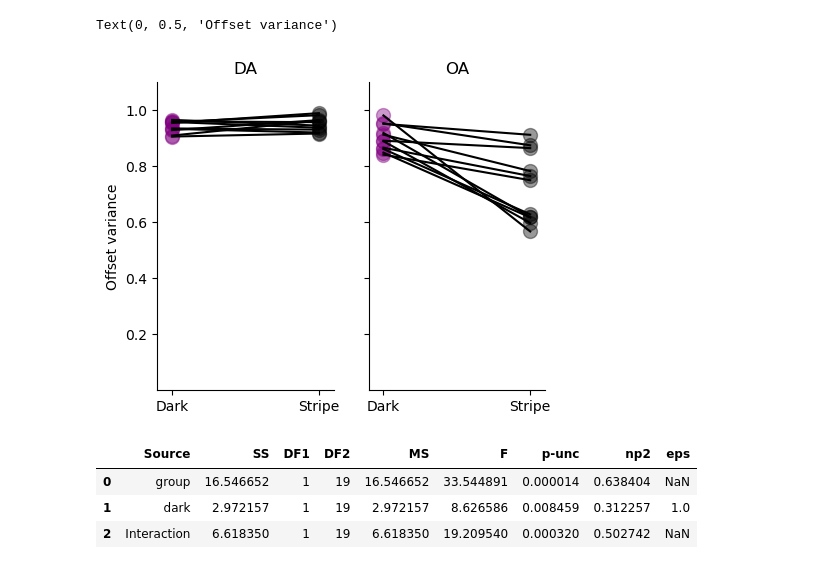
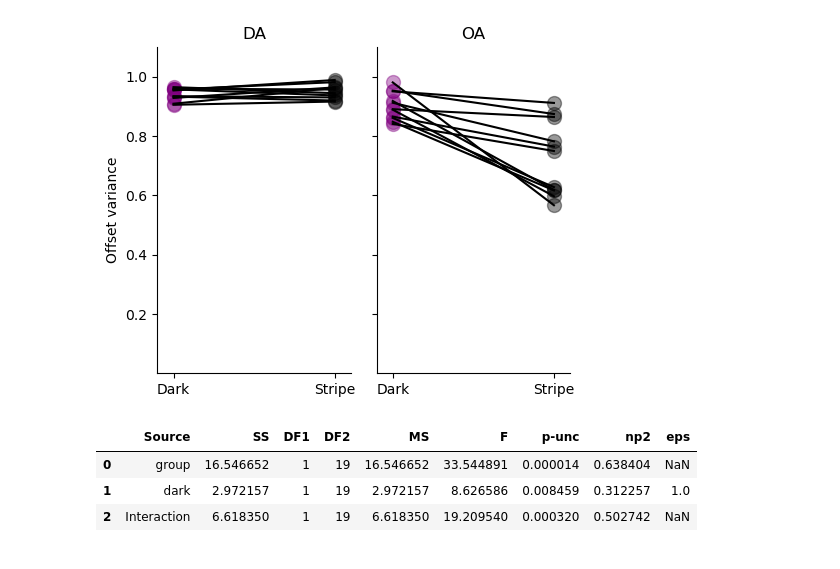
Before and after one commit to yfisher-lab/NeuromodPlasticity, a Jupyter notebook: NeuromodPlasticity/figures/GRAB_imaging/GRABDA_GRABOA.ipynb, the cells around one changed output. Saved outputs shown, nothing was run; the diff lists cells and outputs as text; code cells hidden in the pictures.

```diff
--- a/NeuromodPlasticity/figures/GRAB_imaging/GRABDA_GRABOA.ipynb
+++ b/NeuromodPlasticity/figures/GRAB_imaging/GRABDA_GRABOA.ipynb
@@ -46,29 +43,32 @@ oa_stats_df_plot = nmp.grab_sensors.offset_stats_plot(oa_stats_df_unique)
 # %%
 fig,ax = plt.subplots(1,2,sharey=True, figsize=[5,4])
 
 ax[0].set_title('DA')
 ax[0].plot([0,1], da_stats_df_plot[['offset_var_dark', 'offset_var_closed_loop']].T, color='black')
 ax[0].scatter(np.zeros((da_stats_df_plot.shape[0],)), da_stats_df_plot['offset_var_dark'], color='purple', alpha=.4, s=100)
 ax[0].scatter(np.ones((da_stats_df_plot.shape[0],)), da_stats_df_plot['offset_var_closed_loop'], color='black', alpha=.4, s=100)
 
 ax[1].set_title('OA')
 ax[1].plot([0,1], oa_stats_df_plot[['offset_var_dark', 'offset_var_closed_loop']].T, color='black')
 ax[1].scatter(np.zeros((oa_stats_df_plot.shape[0],)), oa_stats_df_plot['offset_var_dark'], color='purple', alpha=.4, s=100)
 ax[1].scatter(np.ones((oa_stats_df_plot.shape[0],)), oa_stats_df_plot['offset_var_closed_loop'], color='black', alpha=.4, s=100)
 
 for _ax in ax:
     _ax.set_ylim([0.0,1.1])
     _ax.set_xlim([-.1,1.1])
     _ax.set_yticks([.2,.4,.6,.8,1.])
 
     _ax.set_xticks([0, 1], labels=['Dark', 'Stripe'])
     _ax.spines['top'].set_visible(False)
     _ax.spines['right'].set_visible(False)
 
 ax[0].set_ylabel('Offset variance')
+
+
+fig.tight_layout()
+fig.savefig(common_fig_folder / 'offset_variance_summary.pdf', format='pdf', bbox_inches='tight')
 # %% [output]
-Text(0, 0.5, 'Offset variance')
-[figure, old version]
+[figure, new version]
 # %%
 # mixed anova
 da_stats_df_unique['group'] = 'DA'
```
Also changed, not shown: parts of 11 cells of this notebook, 2 other files.
